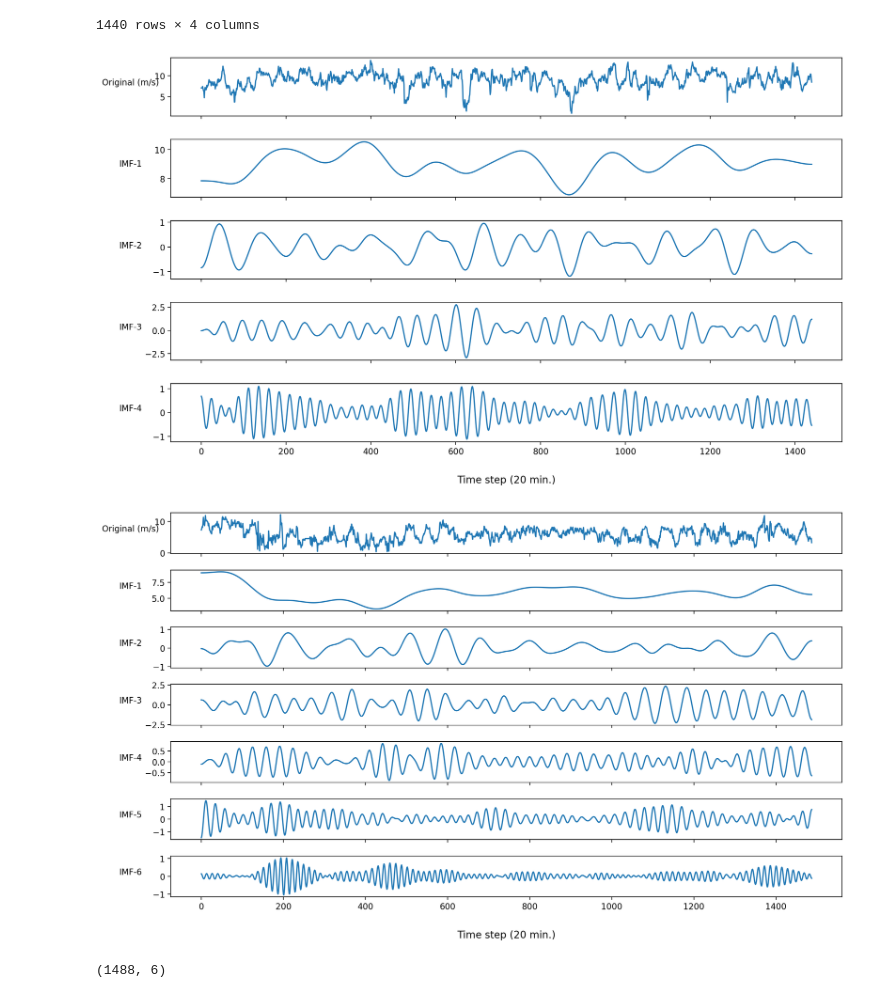
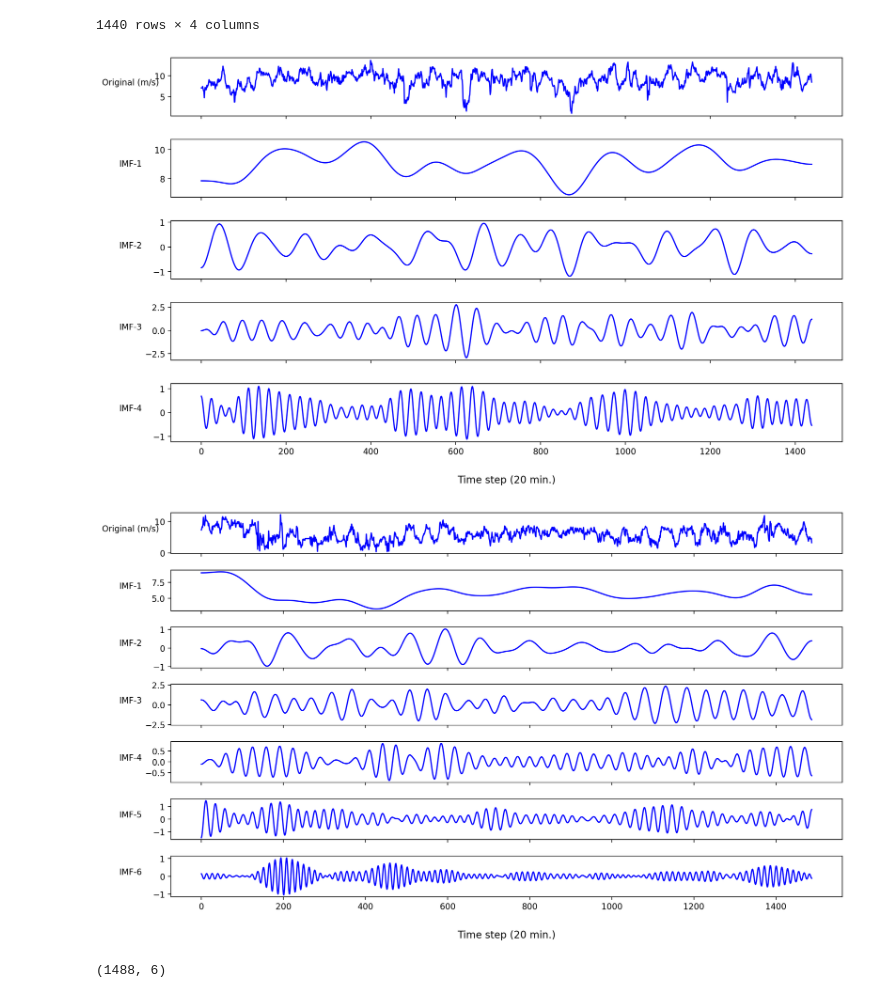
Before and after one commit to ephrem-admasu/windspeed_prediction, a Jupyter notebook: Decomposition.ipynb, the cells around one changed output. Saved outputs shown, nothing was run; the diff lists cells and outputs as text; code cells hidden in the pictures.

```diff
--- a/Decomposition.ipynb
+++ b/Decomposition.ipynb
@@ -56,13 +56,13 @@ fig, axs = plt.subplots(tot_d, sharex=True)
 
 for i in range(tot_d):
     if i == 0:
-        axs[i].plot(df1.wind_speed.values)
+        axs[i].plot(df1.wind_speed.values, color='b')
         axs[i].set_ylabel('Original (m/s)', rotation = 0, fontsize = 10, labelpad = 10)
 #     elif i < 4:
 #         axs[i].plot(u[i-1])
 #         axs[i].set(ylabel='IMF-' + str(i) + ' (m/s)')
     else:
-        axs[i].plot(imfs1[i-1, :])
+        axs[i].plot(imfs1[i-1, :], color='b')
         axs[i].set_ylabel('IMF-'+str(i), rotation = 0, fontsize = 10, labelpad = 10)
 
     axs[i].get_yaxis().set_label_coords(-.06,.5)
@@ -77,9 +77,9 @@ fig.subplots_adjust(left=0.1,
 # fig.set_figheight(15)
 
 fig.supxlabel('Time step (20 min.)')
-fig.savefig('vmds_1.png', dpi=350)
+fig.savefig('vmds_1.png', dpi=300)
 # %% [output]
-[figure, old version]
+[figure, new version]
 # %%
 df_sv2 = pd.read_csv('inputs/SVMD_2.csv')
 # %%
@@ -91,37 +91,37 @@ df2 = pd.read_csv('inputs/DS2_1448.csv')
 tot_d = imfs2.shape[0] + 1
 fig, axs = plt.subplots(tot_d, sharex=True)
 
 # fig.subplots_adjust(hspace=.2)
 # fig.subplots_adjust(left=0.2, wspace=0.8)
 
 
 
 for i in range(tot_d):
     if i == 0:
-        axs[i].plot(df2.wind_speed.values)
+        axs[i].plot(df2.wind_speed.values, color='b')
         axs[i].set_ylabel('Original (m/s)', rotation = 0, fontsize = 10, labelpad = 10)
 #     elif i < 4:
 #         axs[i].plot(u[i-1])
 #         axs[i].set(ylabel='IMF-' + str(i) + ' (m/s)')
     else:
-        axs[i].plot(imfs2[i-1, :])
+        axs[i].plot(imfs2[i-1, :], color='b')
         axs[i].set_ylabel('IMF-'+str(i), rotation = 0, fontsize = 10, labelpad = 10)
 
     axs[i].get_yaxis().set_label_coords(-.06,.5)
 
 # fig.tight_layout(pad=1)
 fig.subplots_adjust(left=0.1,
                     bottom=0.1,
                     right=0.9,
                     top=0.9,
                     wspace=0.4,
                     hspace=0.4)
 # fig.set_figheight(15)
 
 fig.supxlabel('Time step (20 min.)')
-fig.savefig('vmds_2.png', dpi=350)
+fig.savefig('vmds_2.png', dpi=300)
 # %% [output]
-[figure, old version]
+[figure, new version]
 # %%
 df_sv2.shape
 # %% [output]
```
Also changed, not shown: 7 other files.
